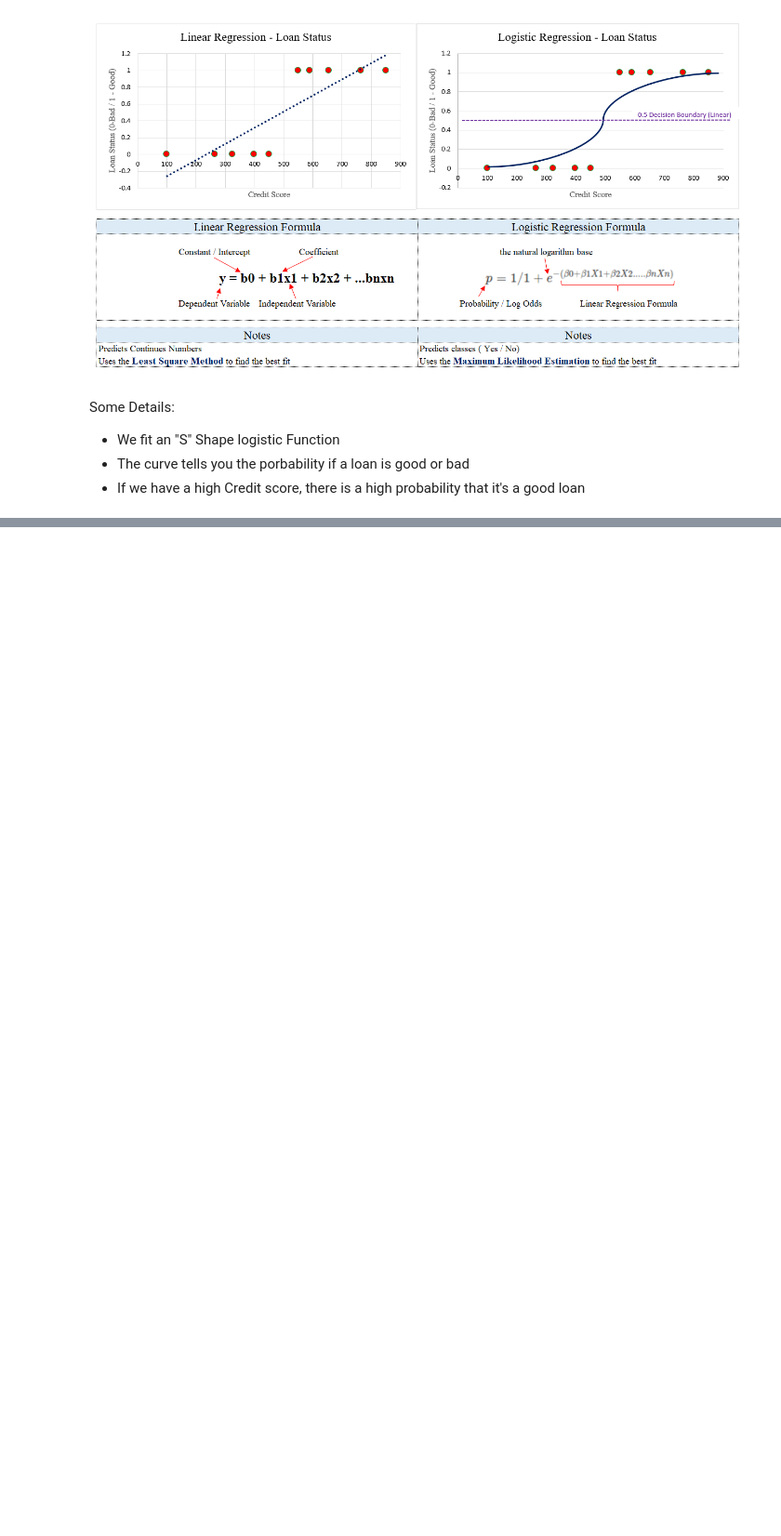
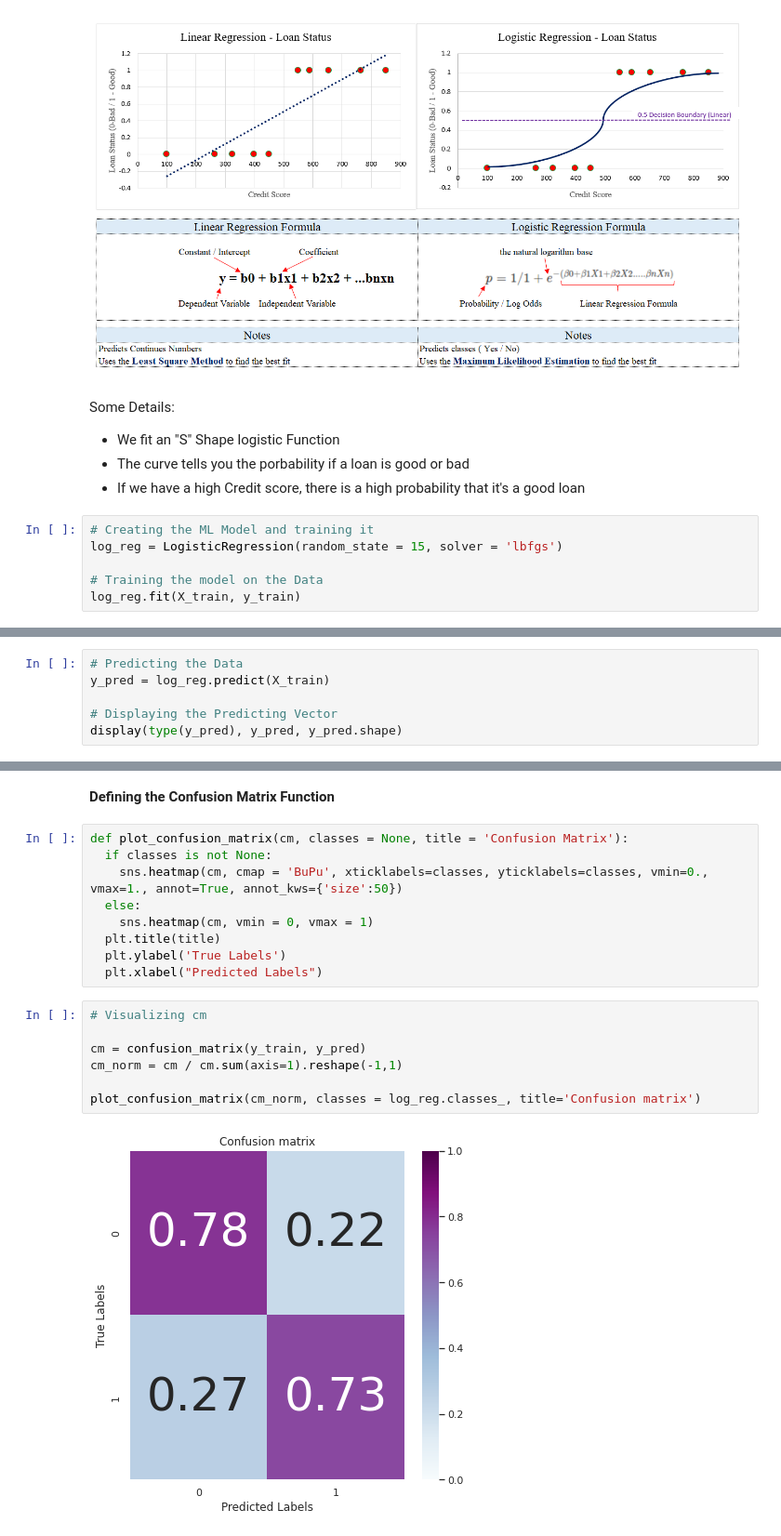
Before and after one commit to Highashikata/Data-Science---Bad-or-Good-Customer-to-give-a-Loan-to-, a Jupyter notebook: Data_Science_Good_or_Bad_Customer_to_give_a_loan_to.ipynb, the cells around one changed output, grey strips where cells are left out. Shown at 93% size. Drawn from its saved outputs; the diff is of its cells as text; blank space fills up the shorter version.

```diff
--- a/Data_Science_Good_or_Bad_Customer_to_give_a_loan_to.ipynb
+++ b/Data_Science_Good_or_Bad_Customer_to_give_a_loan_to.ipynb
@@ -677,3 +725,9 @@ Some Details:
 - We fit an "S" Shape logistic Function
 - The curve tells you the porbability if a loan is good or bad
 - If we have a high Credit score, there is a high probability that it's a good loan
+# %%
+# Creating the ML Model and training it
+log_reg = LogisticRegression(random_state = 15, solver = 'lbfgs')
+
+# Training the model on the Data
+log_reg.fit(X_train, y_train)
@@ -679,0 +736,6 @@ Some Details:
+# %%
+# Predicting the Data
+y_pred = log_reg.predict(X_train)
+
+# Displaying the Predicting Vector
+display(type(y_pred), y_pred, y_pred.shape)
@@ -679,0 +834,20 @@ Some Details:
+# %% [markdown]
+**Defining the Confusion Matrix Function**
+# %%
+def plot_confusion_matrix(cm, classes = None, title = 'Confusion Matrix'):
+  if classes is not None:
+    sns.heatmap(cm, cmap = 'BuPu', xticklabels=classes, yticklabels=classes, vmin=0., vmax=1., annot=True, annot_kws={'size':50})
+  else:
+    sns.heatmap(cm, vmin = 0, vmax = 1)
+  plt.title(title)
+  plt.ylabel('True Labels')
+  plt.xlabel("Predicted Labels")
+# %%
+# Visualizing cm
+
+cm = confusion_matrix(y_train, y_pred)
+cm_norm = cm / cm.sum(axis=1).reshape(-1,1)
+
+plot_confusion_matrix(cm_norm, classes = log_reg.classes_, title='Confusion matrix')
+# %% [output]
+[figure, added]
```
Also changed, not shown: parts of 24 cells of this notebook.
